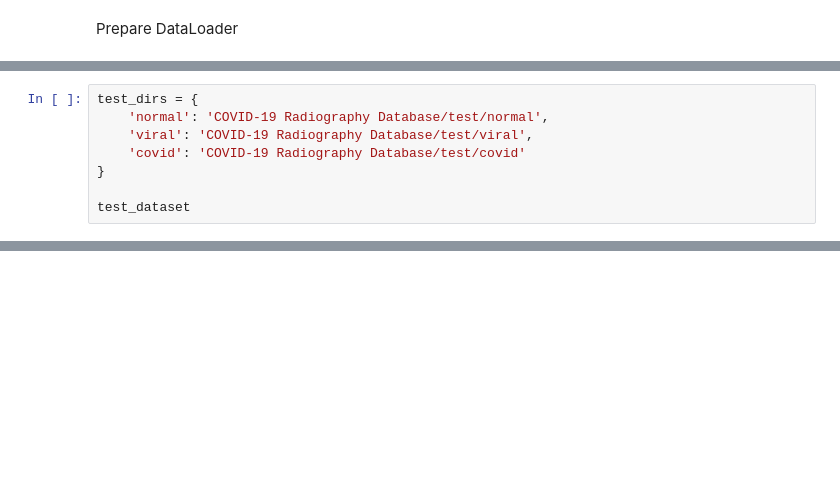
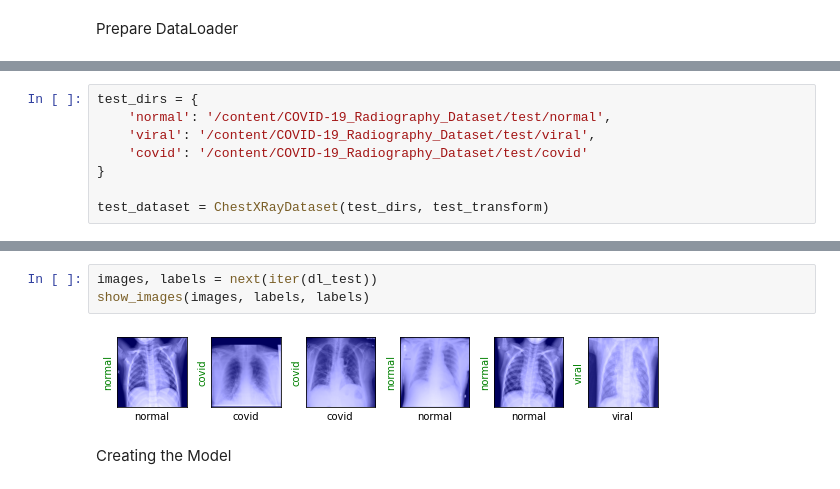
Before and after one commit to tripletk/Pepp-Cov19-Net, a Jupyter notebook: peppcov19net.ipynb, the cells around one changed output, grey strips where cells are left out. Cells and saved outputs as stored; diff of their text form; blank space fills up the shorter version.

```diff
--- a/peppcov19net.ipynb
+++ b/peppcov19net.ipynb
@@ -108,8 +144,8 @@ FileNotFoundError: ignored
 # %%
 test_dirs = {
-    'normal': 'COVID-19 Radiography Database/test/normal',
-    'viral': 'COVID-19 Radiography Database/test/viral',
-    'covid': 'COVID-19 Radiography Database/test/covid'
+    'normal': '/content/COVID-19_Radiography_Dataset/test/normal',
+    'viral': '/content/COVID-19_Radiography_Dataset/test/viral',
+    'covid': '/content/COVID-19_Radiography_Dataset/test/covid'
 }
 
-test_dataset
+test_dataset = ChestXRayDataset(test_dirs, test_transform)
@@ -115,0 +196,7 @@ test_dataset
+# %%
+images, labels = next(iter(dl_test))
+show_images(images, labels, labels)
+# %% [output]
+[figure, added]
+# %% [markdown]
+Creating the Model
```
Also changed, not shown: parts of 18 cells of this notebook.
